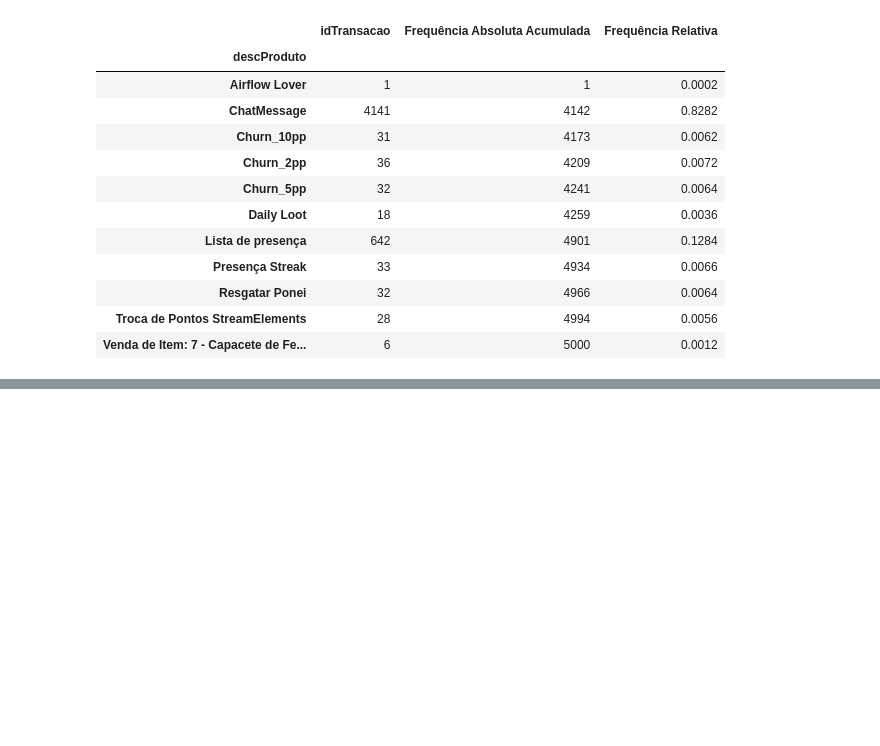
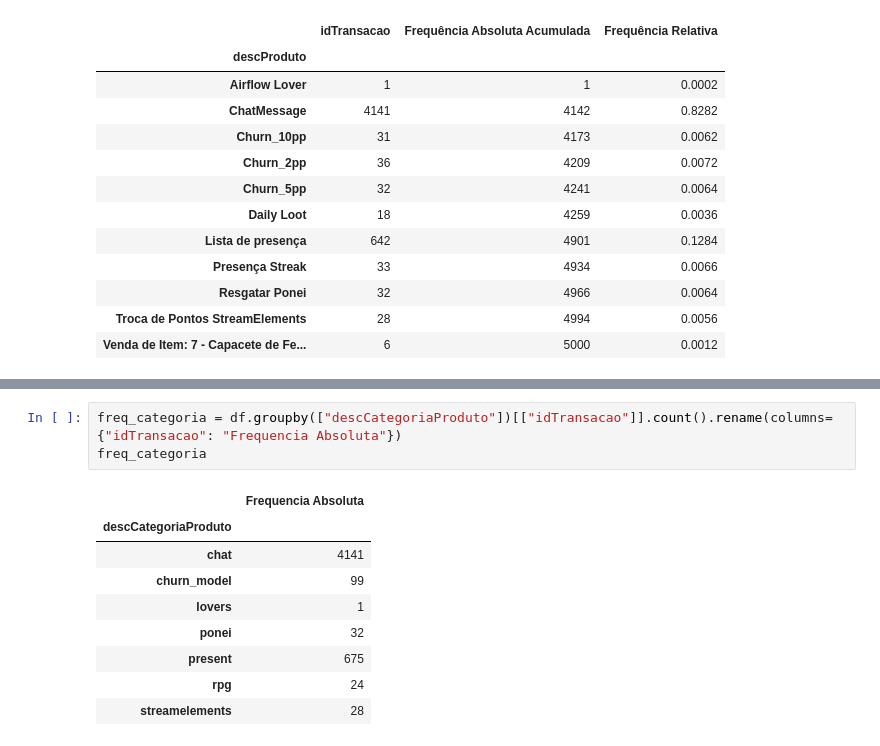
Before and after one commit to NatashaB-randao/Estatistica, a Jupyter notebook: Curso de Estatística/01_tabelas_frequencia/tb_freq.ipynb, the cells around one changed output, grey strips where cells are left out. Drawn from its saved outputs; the diff is of its cells as text; blank space fills up the shorter version.

```diff
--- a/Curso de Estatística/01_tabelas_frequencia/tb_freq.ipynb
+++ b/Curso de Estatística/01_tabelas_frequencia/tb_freq.ipynb
@@ -88,3 +88,16 @@ freq_produto
 | Resgatar Ponei | 32 | 4966 | 0.0064 | 0.9932 |
 | Troca de Pontos StreamElements | 28 | 4994 | 0.0056 | 0.9988 |
 | Venda de Item: 7 - Capacete de Fe... | 6 | 5000 | 0.0012 | 1.0000 |
+# %%
+freq_categoria = df.groupby(["descCategoriaProduto"])[["idTransacao"]].count().rename(columns={"idTransacao": "Frequencia Absoluta"})
+freq_categoria
+# %% [output]
+|  | Frequencia Absoluta |
+| descCategoriaProduto |  |
+| chat | 4141 |
+| churn_model | 99 |
+| lovers | 1 |
+| ponei | 32 |
+| present | 675 |
+| rpg | 24 |
+| streamelements | 28 |
```
Also changed, not shown: parts of 3 cells of this notebook.
